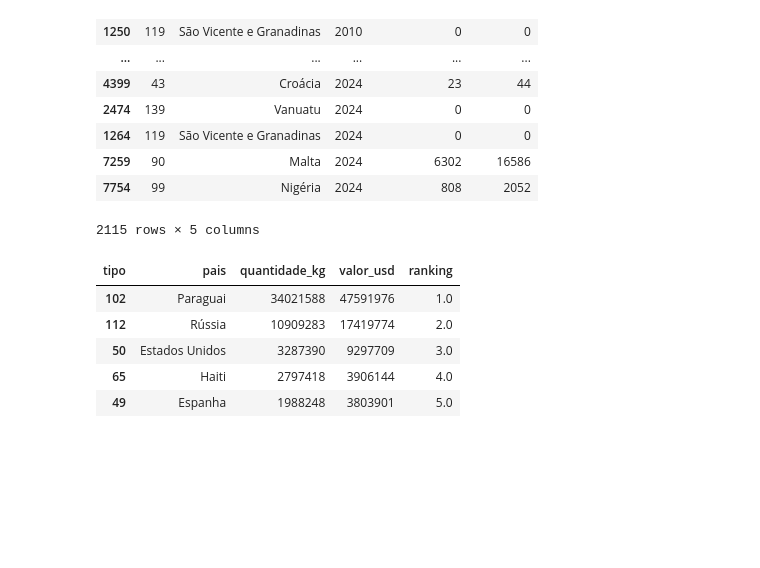
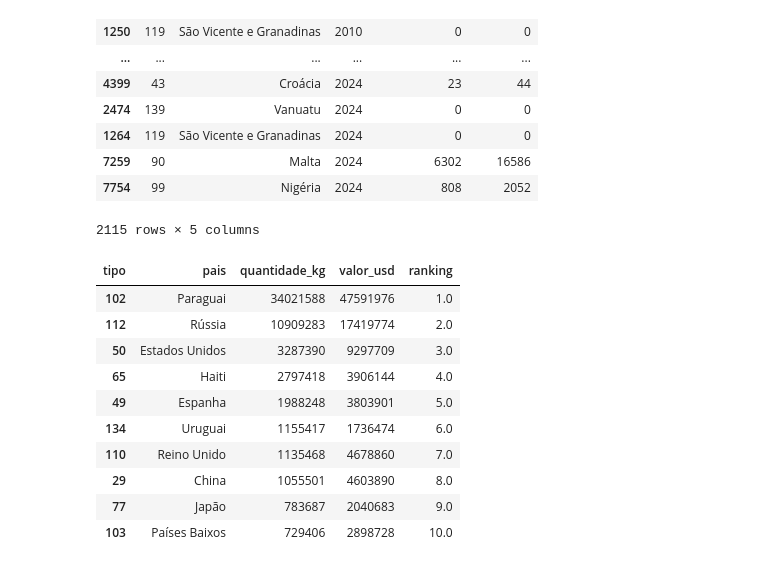
Before and after one commit to RicardViana/fiap-Data-Analysis-and-Exploration, a Jupyter notebook: tech_challenge_fase1.ipynb, the cells around one changed output. Cells and saved outputs as stored; diff of their text form; code cells hidden in the pictures; blank space fills up the shorter version.

```diff
--- a/tech_challenge_fase1.ipynb
+++ b/tech_challenge_fase1.ipynb
@@ -145,18 +154,23 @@ df_vinhos_ultimo
 # %%
 # Agrupar os dados
 df_vinhos_ultimo_rank = df_vinhos_ultimo.copy()
 df_vinhos_ultimo_rank = df_vinhos_ultimo_rank.groupby('pais')[['quantidade_kg','valor_usd']].sum().reset_index()
 
 # Fazer o ranking
-rank = 5
+rank = 10
 df_vinhos_ultimo_rank['ranking'] = df_vinhos_ultimo_rank['quantidade_kg'].rank(ascending=False, method='max')
 df_vinhos_ultimo_rank = df_vinhos_ultimo_rank.query('ranking <= @rank').sort_values(by='ranking')
 df_vinhos_ultimo_rank
 # %% [output]
 | tipo | pais | quantidade_kg | valor_usd | ranking |
 | 102 | Paraguai | 34021588 | 47591976 | 1.0 |
 | 112 | Rússia | 10909283 | 17419774 | 2.0 |
 | 50 | Estados Unidos | 3287390 | 9297709 | 3.0 |
 | 65 | Haiti | 2797418 | 3906144 | 4.0 |
 | 49 | Espanha | 1988248 | 3803901 | 5.0 |
+| 134 | Uruguai | 1155417 | 1736474 | 6.0 |
+| 110 | Reino Unido | 1135468 | 4678860 | 7.0 |
+| 29 | China | 1055501 | 4603890 | 8.0 |
+| 77 | Japão | 783687 | 2040683 | 9.0 |
+| 103 | Países Baixos | 729406 | 2898728 | 10.0 |
 # %%
```
Also changed, not shown: parts of 7 cells of this notebook.
